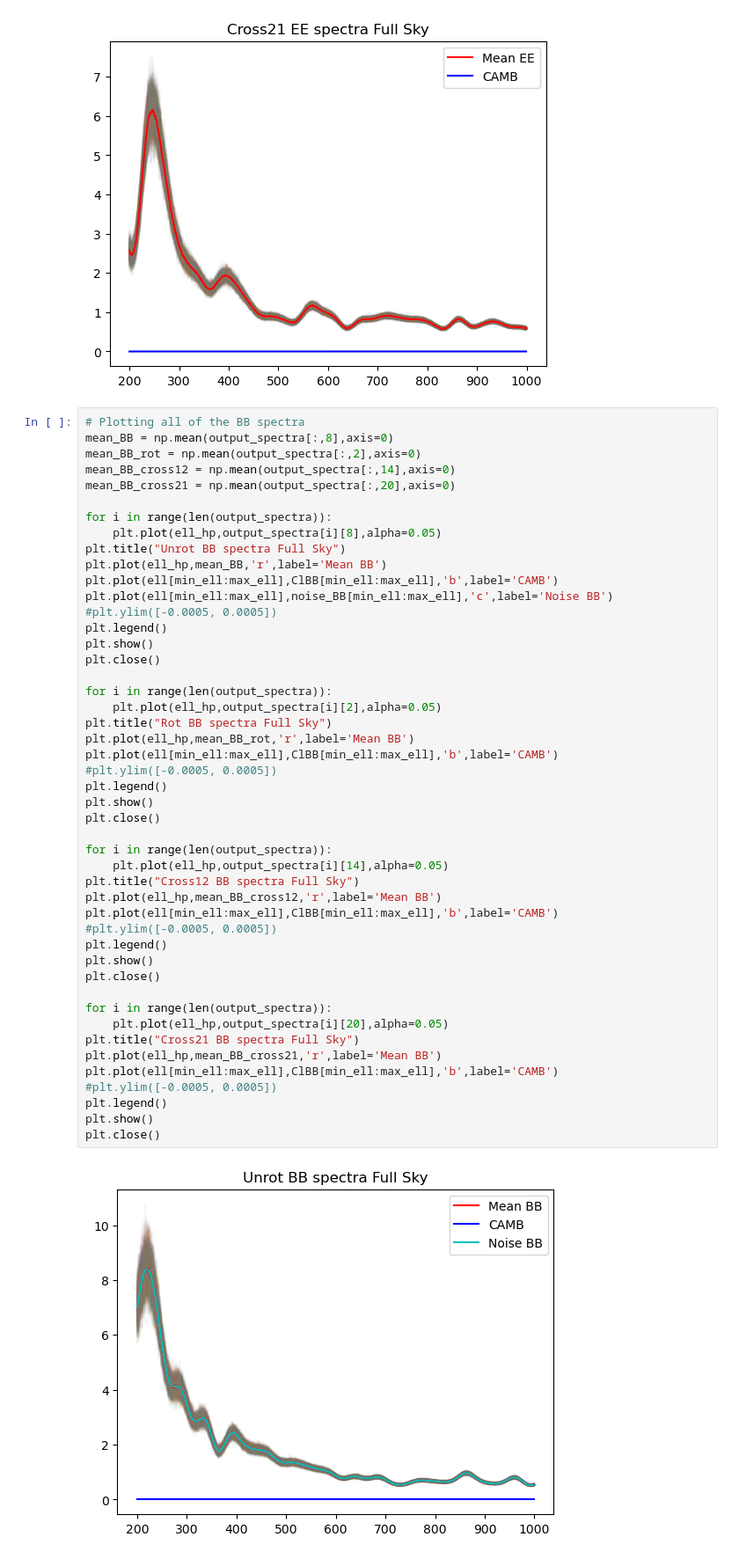
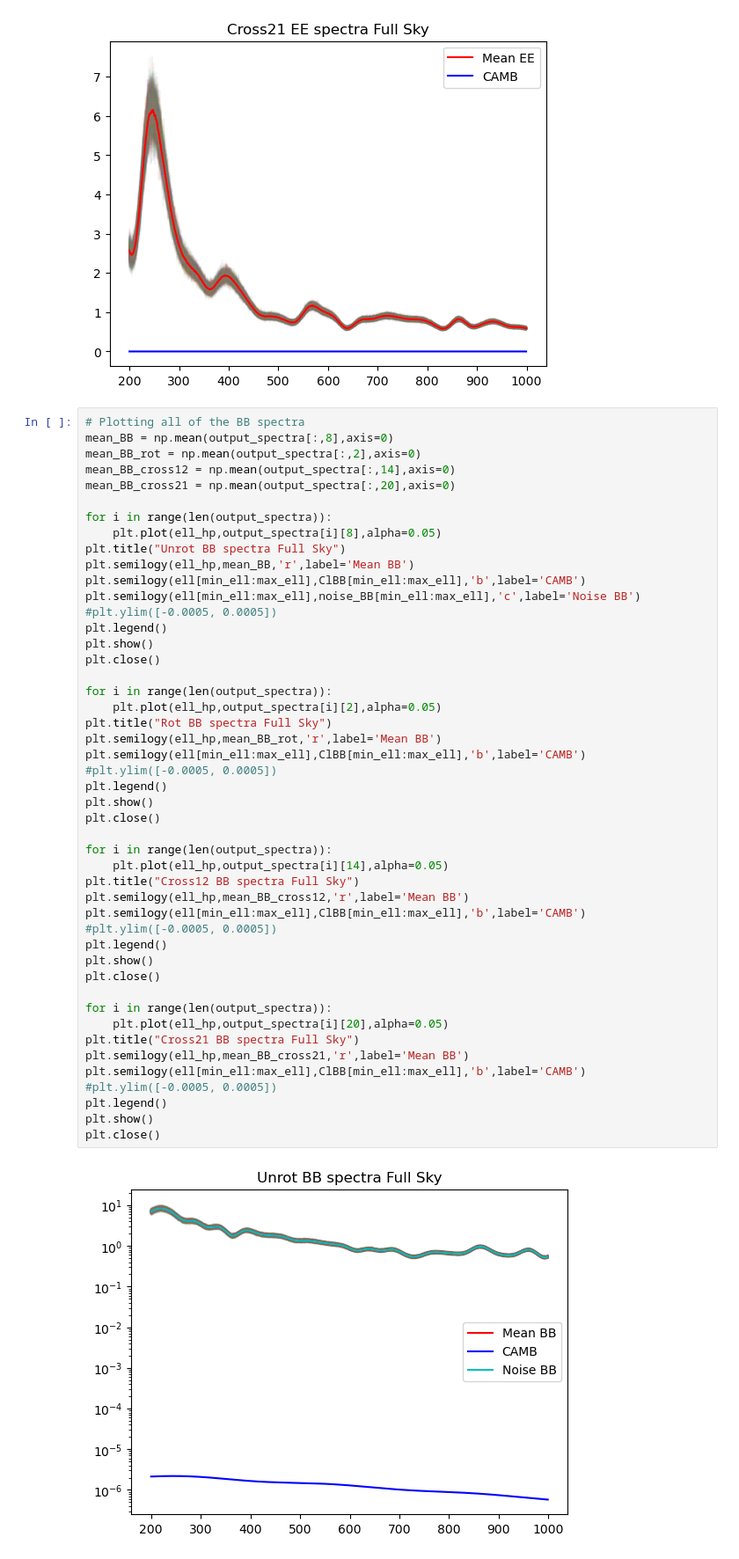
Before and after one commit to zhuber21/act-axion-analysis, a Jupyter notebook: notebooks/healpy_only_mask_test_10_20240416.ipynb, the cells around one changed output. Shown at 88% size. Drawn from its saved outputs; the diff is of its cells as text.

```diff
--- a/notebooks/healpy_only_mask_test_10_20240416.ipynb
+++ b/notebooks/healpy_only_mask_test_10_20240416.ipynb
@@ -610,42 +610,42 @@ mean_BB_cross21 = np.mean(output_spectra[:,20],axis=0)
 for i in range(len(output_spectra)):
     plt.plot(ell_hp,output_spectra[i][8],alpha=0.05)
 plt.title("Unrot BB spectra Full Sky")
-plt.plot(ell_hp,mean_BB,'r',label='Mean BB')
-plt.plot(ell[min_ell:max_ell],ClBB[min_ell:max_ell],'b',label='CAMB')
-plt.plot(ell[min_ell:max_ell],noise_BB[min_ell:max_ell],'c',label='Noise BB')
+plt.semilogy(ell_hp,mean_BB,'r',label='Mean BB')
+plt.semilogy(ell[min_ell:max_ell],ClBB[min_ell:max_ell],'b',label='CAMB')
+plt.semilogy(ell[min_ell:max_ell],noise_BB[min_ell:max_ell],'c',label='Noise BB')
 #plt.ylim([-0.0005, 0.0005])
 plt.legend()
 plt.show()
 plt.close()
 
 for i in range(len(output_spectra)):
     plt.plot(ell_hp,output_spectra[i][2],alpha=0.05)
 plt.title("Rot BB spectra Full Sky")
-plt.plot(ell_hp,mean_BB_rot,'r',label='Mean BB')
-plt.plot(ell[min_ell:max_ell],ClBB[min_ell:max_ell],'b',label='CAMB')
+plt.semilogy(ell_hp,mean_BB_rot,'r',label='Mean BB')
+plt.semilogy(ell[min_ell:max_ell],ClBB[min_ell:max_ell],'b',label='CAMB')
 #plt.ylim([-0.0005, 0.0005])
 plt.legend()
 plt.show()
 plt.close()
 
 for i in range(len(output_spectra)):
     plt.plot(ell_hp,output_spectra[i][14],alpha=0.05)
 plt.title("Cross12 BB spectra Full Sky")
-plt.plot(ell_hp,mean_BB_cross12,'r',label='Mean BB')
-plt.plot(ell[min_ell:max_ell],ClBB[min_ell:max_ell],'b',label='CAMB')
+plt.semilogy(ell_hp,mean_BB_cross12,'r',label='Mean BB')
+plt.semilogy(ell[min_ell:max_ell],ClBB[min_ell:max_ell],'b',label='CAMB')
 #plt.ylim([-0.0005, 0.0005])
 plt.legend()
 plt.show()
 plt.close()
 
 for i in range(len(output_spectra)):
     plt.plot(ell_hp,output_spectra[i][20],alpha=0.05)
 plt.title("Cross21 BB spectra Full Sky")
-plt.plot(ell_hp,mean_BB_cross21,'r',label='Mean BB')
-plt.plot(ell[min_ell:max_ell],ClBB[min_ell:max_ell],'b',label='CAMB')
+plt.semilogy(ell_hp,mean_BB_cross21,'r',label='Mean BB')
+plt.semilogy(ell[min_ell:max_ell],ClBB[min_ell:max_ell],'b',label='CAMB')
 #plt.ylim([-0.0005, 0.0005])
 plt.legend()
 plt.show()
 plt.close()
 # %% [output]
-[figure, old version]
+[figure, new version]
```
Also changed, not shown: parts of 10 cells of this notebook.
